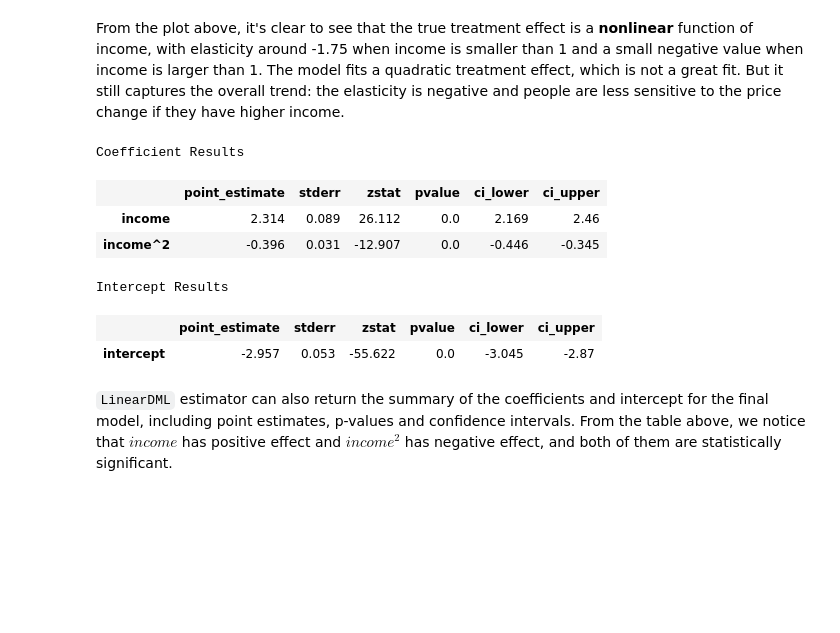
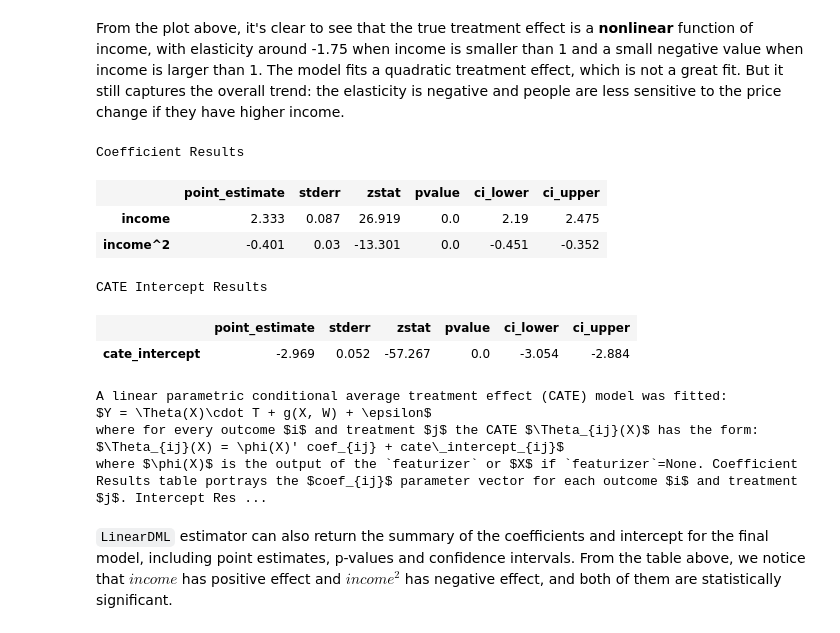
Before and after one commit to py-why/EconML, a Jupyter notebook: notebooks/CustomerScenarios/Case Study - Customer Segmentation at An Online Media Company - EconML + DoWhy.ipynb, the cells around one changed output. Cells and saved outputs as stored; diff of their text form; code cells hidden in the pictures; blank space fills up the shorter version.

```diff
--- a/notebooks/CustomerScenarios/Case Study - Customer Segmentation at An Online Media Company - EconML + DoWhy.ipynb
+++ b/notebooks/CustomerScenarios/Case Study - Customer Segmentation at An Online Media Company - EconML + DoWhy.ipynb
@@ -276,15 +276,20 @@ plt.legend(loc="lower right")
 From the plot above, it's clear to see that the true treatment effect is a **nonlinear** function of income, with elasticity around -1.75 when income is smaller than 1 and a small negative value when income is larger than 1. The model fits a quadratic treatment effect, which is not a great fit. But it still captures the overall trend: the elasticity is negative and people are less sensitive to the price change if they have higher income.
 # %%
 # Get the final coefficient and intercept summary
-est.summary(feat_name=X.columns)
+est.summary(feature_names=X.columns)
 # %% [output]
 Coefficient Results
 |  | point_estimate | stderr | zstat | pvalue | ci_lower | ci_upper |
-| income | 2.314 | 0.089 | 26.112 | 0.0 | 2.169 | 2.46 |
-| income^2 | -0.396 | 0.031 | -12.907 | 0.0 | -0.446 | -0.345 |
+| income | 2.333 | 0.087 | 26.919 | 0.0 | 2.19 | 2.475 |
+| income^2 | -0.401 | 0.03 | -13.301 | 0.0 | -0.451 | -0.352 |
-Intercept Results
+CATE Intercept Results
 |  | point_estimate | stderr | zstat | pvalue | ci_lower | ci_upper |
-| intercept | -2.957 | 0.053 | -55.622 | 0.0 | -3.045 | -2.87 |
+| cate_intercept | -2.969 | 0.052 | -57.267 | 0.0 | -3.054 | -2.884 |
+A linear parametric conditional average treatment effect (CATE) model was fitted:
+$Y = \Theta(X)\cdot T + g(X, W) + \epsilon$
+where for every outcome $i$ and treatment $j$ the CATE $\Theta_{ij}(X)$ has the form:
+$\Theta_{ij}(X) = \phi(X)' coef_{ij} + cate\_intercept_{ij}$
+where $\phi(X)$ is the output of the `featurizer` or $X$ if `featurizer`=None. Coefficient Results table portrays the $coef_{ij}$ parameter vector for each outcome $i$ and treatment $j$. Intercept Res ...
 # %% [markdown]
 `LinearDML` estimator can also return the summary of the coefficients and intercept for the final model, including point estimates, p-values and confidence intervals. From the table above, we notice that $income$ has positive effect and ${income}^2$ has negative effect, and both of them are statistically significant.
 # %% [markdown]
```
Also changed, not shown: parts of 9 cells of this notebook, 9 other files.
